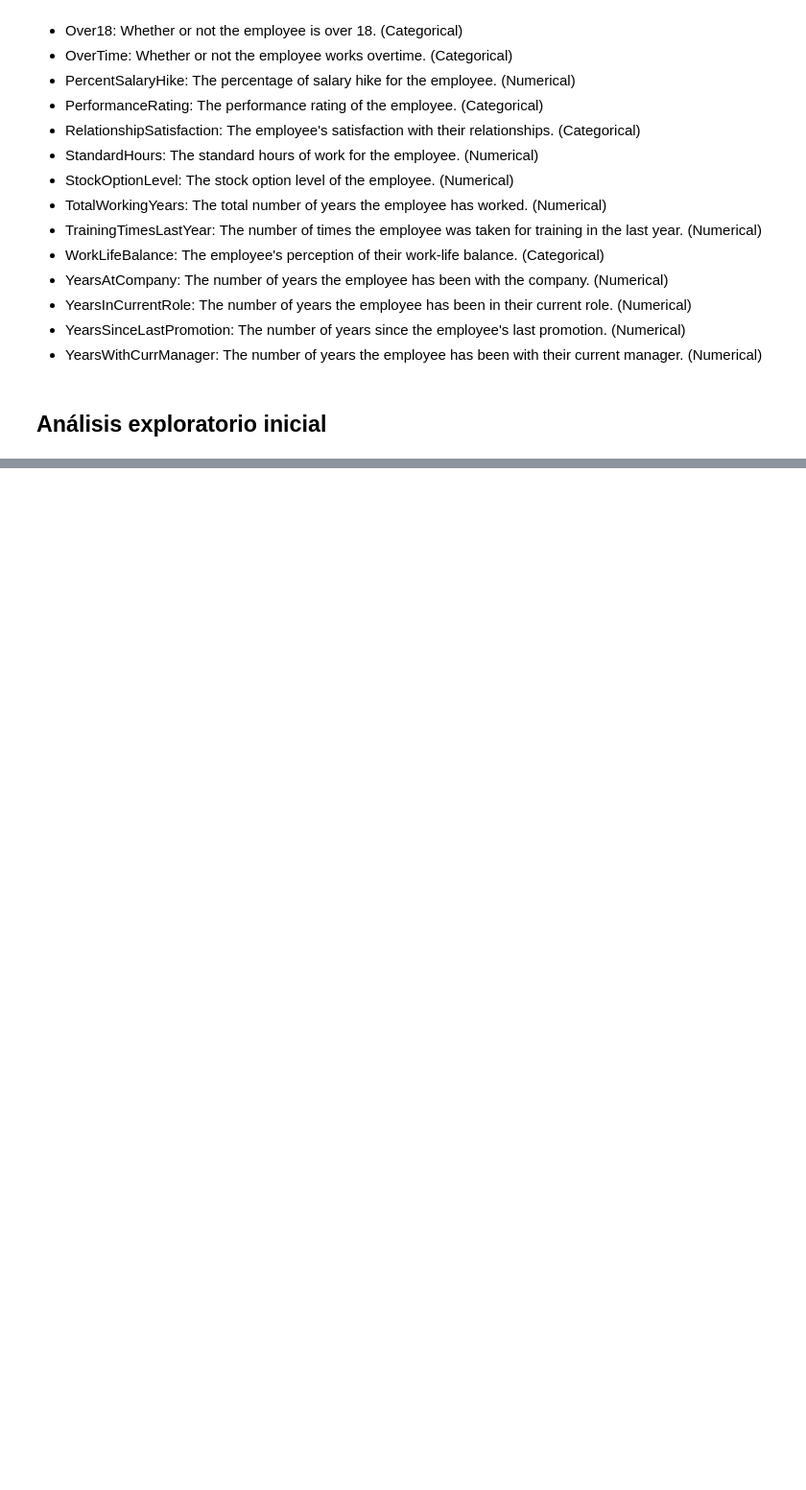
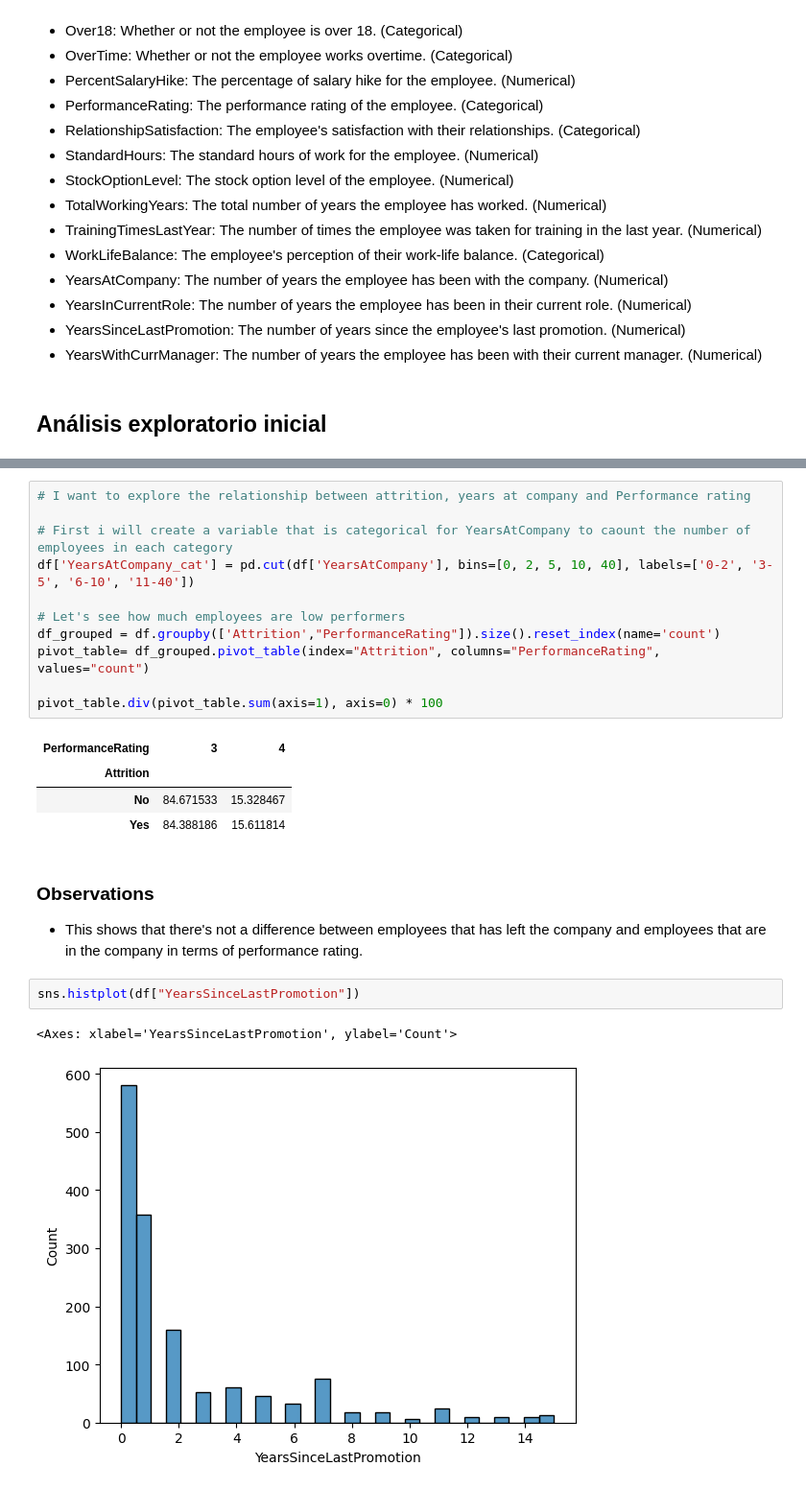
Before and after one commit to ekonosam/employee_attrition_project, a Jupyter notebook: notebook/EDA.ipynb, the cells around one changed output, grey strips where cells are left out. Shown at 96% size. Drawn from its saved outputs; the diff is of its cells as text; blank space fills up the shorter version.

```diff
--- a/notebook/EDA.ipynb
+++ b/notebook/EDA.ipynb
@@ -91,0 +121,24 @@ ModuleNotFoundError: No module named 'missingno'
+# %%
+# I want to explore the relationship between attrition, years at company and Performance rating
+
+# First i will create a variable that is categorical for YearsAtCompany to caount the number of employees in each category
+df['YearsAtCompany_cat'] = pd.cut(df['YearsAtCompany'], bins=[0, 2, 5, 10, 40], labels=['0-2', '3-5', '6-10', '11-40'])
+
+# Let's see how much employees are low performers
+df_grouped = df.groupby(['Attrition',"PerformanceRating"]).size().reset_index(name='count')
+pivot_table= df_grouped.pivot_table(index="Attrition", columns="PerformanceRating", values="count")
+
+pivot_table.div(pivot_table.sum(axis=1), axis=0) * 100
+# %% [output]
+| PerformanceRating | 3 | 4 |
+| Attrition |  |  |
+| No | 84.671533 | 15.328467 |
+| Yes | 84.388186 | 15.611814 |
+# %% [markdown]
+### Observations
+- This shows that there's not a difference between employees that has left the company and employees that are in the company in terms of performance rating.
+# %%
+sns.histplot(df["YearsSinceLastPromotion"])
+# %% [output]
+<Axes: xlabel='YearsSinceLastPromotion', ylabel='Count'>
+[figure, added]
```
Also changed, not shown: parts of 27 cells of this notebook, 3 other files.
